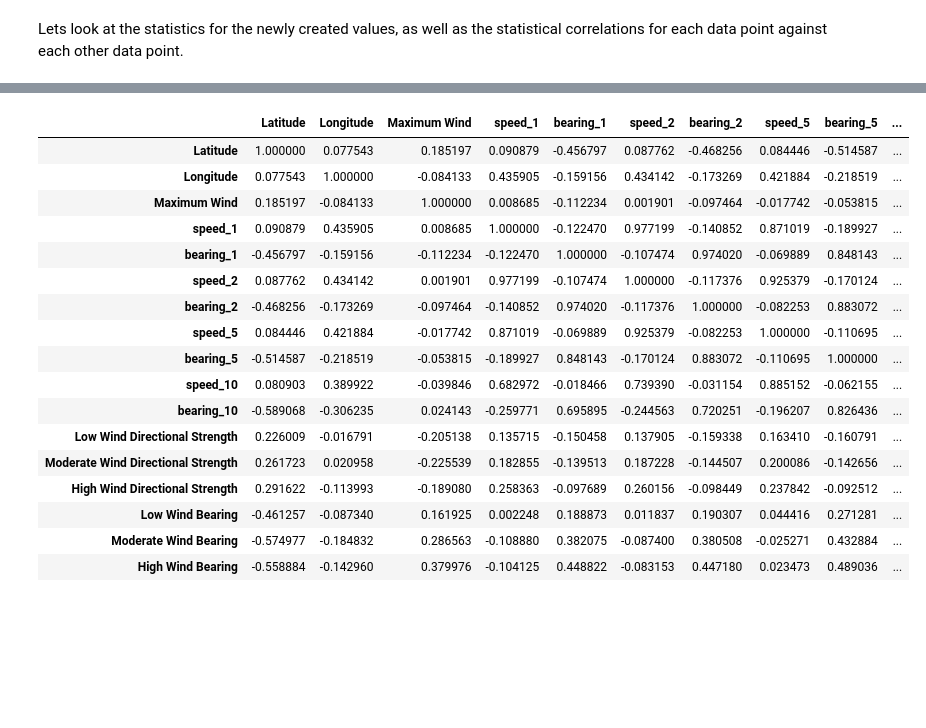
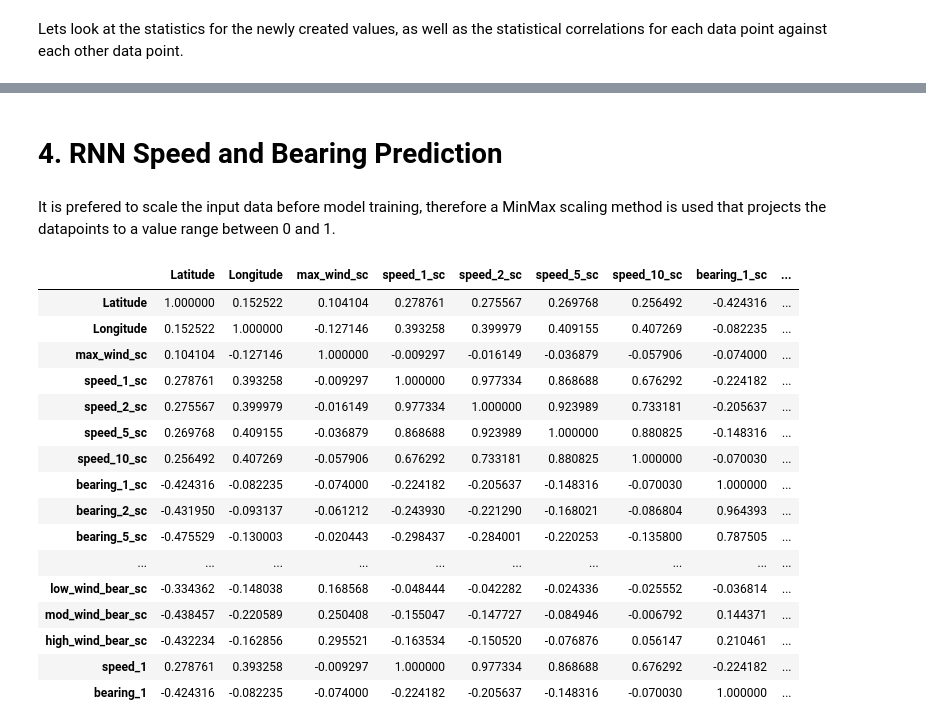
Before and after one commit to simon-donike/eot_machine_learning, a Jupyter notebook: hurricanes.ipynb, the cells around one changed output, grey strips where cells are left out. Drawn from its saved outputs; the diff is of its cells as text; code cells hidden in the pictures; blank space fills up the shorter version.

```diff
--- a/hurricanes.ipynb
+++ b/hurricanes.ipynb
@@ -678,6 +678,10 @@ data["speed_10"] = replace_outliers(list(data["speed_10"]),z_speed_10,"speed_10"
 data["Low Wind Directional Strength"] = replace_outliers(list(data["Low Wind Directional Strength"]),z_speed_wind_low,"Low Wind Directional Strength")
 data["Moderate Wind Directional Strength"] = replace_outliers(list(data["Moderate Wind Directional Strength"]),z_speed_wind_mod,"Moderate Wind Directional Strength")
 data["High Wind Directional Strength"] = replace_outliers(list(data["High Wind Directional Strength"]),z_speed_wind_high,"High Wind Directional Strength")
+
+""" Finally, the wind columns are renamed to somethig more machine-friendly """
+data = data.rename(columns={"Low Wind Directional Strength": "low_wind_speed","Moderate Wind Directional Strength": "mod_wind_speed","High Wind Directional Strength": "high_wind_speed"})
+data = data.rename(columns={"Low Wind Bearing": "low_wind_bear","Moderate Wind Bearing": "mod_wind_bear","High Wind Bearing": "high_wind_bear","Maximum Wind":"max_wind"})
 # %% [output]
 Amount of values replaced in speed_1 with z_facor >3 / <-3 : 906
 Amount of values replaced in speed_2 with z_facor >3 / <-3 : 872
@@ -732,0 +737,2 @@ data.corr(method='pearson')
+# %% [markdown]
+# 4. RNN Speed and Bearing Prediction
@@ -733,21 +749,54 @@ data.corr(method='pearson')
+# %% [markdown]
+It is prefered to scale the input data before model training, therefore a MinMax scaling method is used that projects the datapoints to a value range between 0 and 1.
+# %%
+scaler = preprocessing.MinMaxScaler()
+
+data["max_wind_sc"] = scaler.fit_transform(data.max_wind.values.reshape(-1,1))
+
+data["speed_1_sc"] = scaler.fit_transform(data.speed_1.values.reshape(-1,1))
+data["speed_2_sc"] = scaler.fit_transform(data.speed_2.values.reshape(-1,1))
+data["speed_5_sc"] = scaler.fit_transform(data.speed_5.values.reshape(-1,1))
+data["speed_10_sc"] = scaler.fit_transform(data.speed_10.values.reshape(-1,1))
+
+data["bearing_1_sc"] = scaler.fit_transform(data.bearing_1.values.reshape(-1,1))
+data["bearing_2_sc"] = scaler.fit_transform(data.bearing_2.values.reshape(-1,1))
+data["bearing_5_sc"] = scaler.fit_transform(data.bearing_5.values.reshape(-1,1))
+data["bearing_10_sc"] = scaler.fit_transform(data.bearing_10.values.reshape(-1,1))
+
+data["low_wind_speed_sc"] = scaler.fit_transform(data.low_wind_speed.values.reshape(-1,1))
+data["mod_wind_speed_sc"] = scaler.fit_transform(data.mod_wind_speed.values.reshape(-1,1))
+data["high_wind_speed_sc"] = scaler.fit_transform(data.high_wind_speed.values.reshape(-1,1))
+
+data["low_wind_bear_sc"] = scaler.fit_transform(data.low_wind_bear.values.reshape(-1,1))
+data["mod_wind_bear_sc"] = scaler.fit_transform(data.mod_wind_bear.values.reshape(-1,1))
+data["high_wind_bear_sc"] = scaler.fit_transform(data.high_wind_bear.values.reshape(-1,1))
+
+data = data.drop(["speed_2","speed_5","speed_10","bearing_2","bearing_5","bearing_10"],axis=1)
+data = data.drop(["max_wind","low_wind_bear","mod_wind_bear","high_wind_bear","low_wind_speed","mod_wind_speed","high_wind_speed"],axis=1)
+
+# reorder dataset
+data = data[["Latitude","Longitude","max_wind_sc","speed_1_sc","speed_2_sc","speed_5_sc","speed_10_sc","bearing_1_sc","bearing_2_sc","bearing_5_sc","speed_10_sc","low_wind_speed_sc","mod_wind_speed_sc","high_wind_speed_sc","low_wind_bear_sc","mod_wind_bear_sc","high_wind_bear_sc","speed_1","bearing_1"]]
+
+
+#saving data used for prediction as pkl binary file
+data.to_pickle("data/pred_data.pkl")
 # %%
-data.corr(method='spearman')
+data.corr(method="pearson")
 # %% [output]
-|  | Latitude | Longitude | Maximum Wind | speed_1 | bearing_1 | speed_2 | bearing_2 | speed_5 | bearing_5 | ... |
-| Latitude | 1.000000 | 0.077543 | 0.185197 | 0.090879 | -0.456797 | 0.087762 | -0.468256 | 0.084446 | -0.514587 | ... |
-| Longitude | 0.077543 | 1.000000 | -0.084133 | 0.435905 | -0.159156 | 0.434142 | -0.173269 | 0.421884 | -0.218519 | ... |
-| Maximum Wind | 0.185197 | -0.084133 | 1.000000 | 0.008685 | -0.112234 | 0.001901 | -0.097464 | -0.017742 | -0.053815 | ... |
-| speed_1 | 0.090879 | 0.435905 | 0.008685 | 1.000000 | -0.122470 | 0.977199 | -0.140852 | 0.871019 | -0.189927 | ... |
-| bearing_1 | -0.456797 | -0.159156 | -0.112234 | -0.122470 | 1.000000 | -0.107474 | 0.974020 | -0.069889 | 0.848143 | ... |
-| speed_2 | 0.087762 | 0.434142 | 0.001901 | 0.977199 | -0.107474 | 1.000000 | -0.117376 | 0.925379 | -0.170124 | ... |
-| bearing_2 | -0.468256 | -0.173269 | -0.097464 | -0.140852 | 0.974020 | -0.117376 | 1.000000 | -0.082253 | 0.883072 | ... |
-| speed_5 | 0.084446 | 0.421884 | -0.017742 | 0.871019 | -0.069889 | 0.925379 | -0.082253 | 1.000000 | -0.110695 | ... |
-| bearing_5 | -0.514587 | -0.218519 | -0.053815 | -0.189927 | 0.848143 | -0.170124 | 0.883072 | -0.110695 | 1.000000 | ... |
-| speed_10 | 0.080903 | 0.389922 | -0.039846 | 0.682972 | -0.018466 | 0.739390 | -0.031154 | 0.885152 | -0.062155 | ... |
-| bearing_10 | -0.589068 | -0.306235 | 0.024143 | -0.259771 | 0.695895 | -0.244563 | 0.720251 | -0.196207 | 0.826436 | ... |
-| Low Wind Directional Strength | 0.226009 | -0.016791 | -0.205138 | 0.135715 | -0.150458 | 0.137905 | -0.159338 | 0.163410 | -0.160791 | ... |
-| Moderate Wind Directional Strength | 0.261723 | 0.020958 | -0.225539 | 0.182855 | -0.139513 | 0.187228 | -0.144507 | 0.200086 | -0.142656 | ... |
-| High Wind Directional Strength | 0.291622 | -0.113993 | -0.189080 | 0.258363 | -0.097689 | 0.260156 | -0.098449 | 0.237842 | -0.092512 | ... |
-| Low Wind Bearing | -0.461257 | -0.087340 | 0.161925 | 0.002248 | 0.188873 | 0.011837 | 0.190307 | 0.044416 | 0.271281 | ... |
-| Moderate Wind Bearing | -0.574977 | -0.184832 | 0.286563 | -0.108880 | 0.382075 | -0.087400 | 0.380508 | -0.025271 | 0.432884 | ... |
-| High Wind Bearing | -0.558884 | -0.142960 | 0.379976 | -0.104125 | 0.448822 | -0.083153 | 0.447180 | 0.023473 | 0.489036 | ... |
+|  | Latitude | Longitude | max_wind_sc | speed_1_sc | speed_2_sc | speed_5_sc | speed_10_sc | bearing_1_sc | ... |
+| Latitude | 1.000000 | 0.152522 | 0.104104 | 0.278761 | 0.275567 | 0.269768 | 0.256492 | -0.424316 | ... |
+| Longitude | 0.152522 | 1.000000 | -0.127146 | 0.393258 | 0.399979 | 0.409155 | 0.407269 | -0.082235 | ... |
+| max_wind_sc | 0.104104 | -0.127146 | 1.000000 | -0.009297 | -0.016149 | -0.036879 | -0.057906 | -0.074000 | ... |
+| speed_1_sc | 0.278761 | 0.393258 | -0.009297 | 1.000000 | 0.977334 | 0.868688 | 0.676292 | -0.224182 | ... |
+| speed_2_sc | 0.275567 | 0.399979 | -0.016149 | 0.977334 | 1.000000 | 0.923989 | 0.733181 | -0.205637 | ... |
+| speed_5_sc | 0.269768 | 0.409155 | -0.036879 | 0.868688 | 0.923989 | 1.000000 | 0.880825 | -0.148316 | ... |
+| speed_10_sc | 0.256492 | 0.407269 | -0.057906 | 0.676292 | 0.733181 | 0.880825 | 1.000000 | -0.070030 | ... |
+| bearing_1_sc | -0.424316 | -0.082235 | -0.074000 | -0.224182 | -0.205637 | -0.148316 | -0.070030 | 1.000000 | ... |
+| bearing_2_sc | -0.431950 | -0.093137 | -0.061212 | -0.243930 | -0.221290 | -0.168021 | -0.086804 | 0.964393 | ... |
+| bearing_5_sc | -0.475529 | -0.130003 | -0.020443 | -0.298437 | -0.284001 | -0.220253 | -0.135800 | 0.787505 | ... |
+| ... | ... | ... | ... | ... | ... | ... | ... | ... | ... |
+| low_wind_bear_sc | -0.334362 | -0.148038 | 0.168568 | -0.048444 | -0.042282 | -0.024336 | -0.025552 | -0.036814 | ... |
+| mod_wind_bear_sc | -0.438457 | -0.220589 | 0.250408 | -0.155047 | -0.147727 | -0.084946 | -0.006792 | 0.144371 | ... |
+| high_wind_bear_sc | -0.432234 | -0.162856 | 0.295521 | -0.163534 | -0.150520 | -0.076876 | 0.056147 | 0.210461 | ... |
+| speed_1 | 0.278761 | 0.393258 | -0.009297 | 1.000000 | 0.977334 | 0.868688 | 0.676292 | -0.224182 | ... |
+| bearing_1 | -0.424316 | -0.082235 | -0.074000 | -0.224182 | -0.205637 | -0.148316 | -0.070030 | 1.000000 | ... |
```
Also changed, not shown: parts of 13 cells of this notebook, 3 other files.
